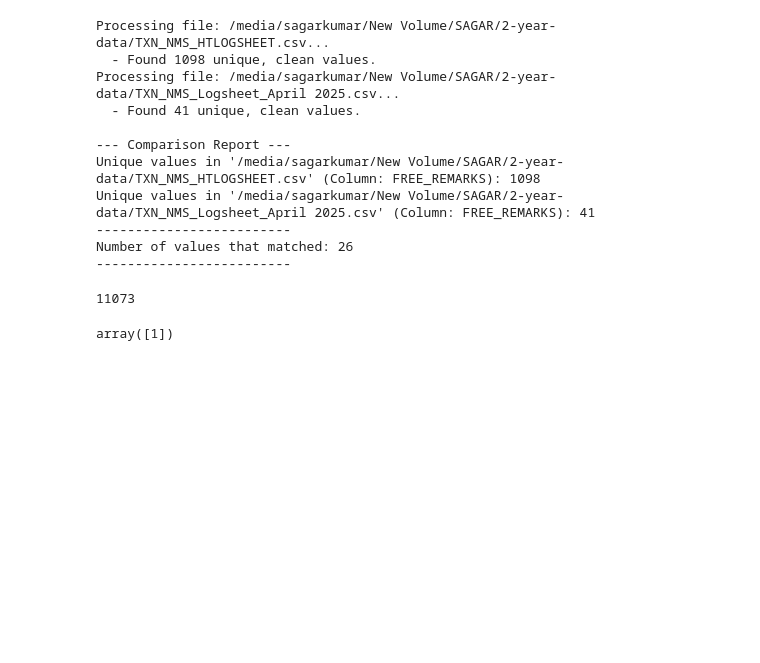
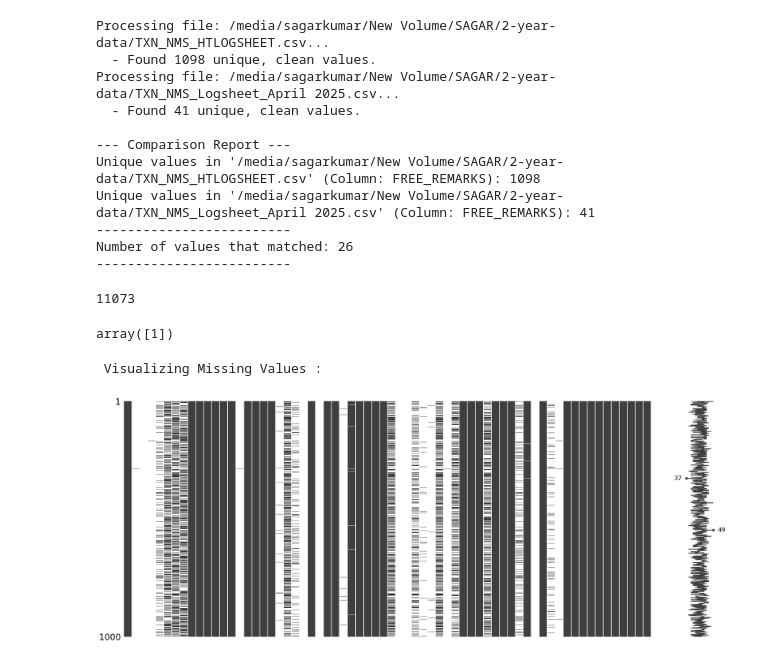
Before and after one commit to Sagar1418/IPYNB_FILE, a Jupyter notebook: FAULT_ANALYSIS.ipynb, the cells around one changed output. Drawn from its saved outputs; the diff is of its cells as text; code cells hidden in the pictures; blank space fills up the shorter version.

```diff
--- a/FAULT_ANALYSIS.ipynb
+++ b/FAULT_ANALYSIS.ipynb
@@ -289,3 +289,13 @@ col1 = df_log_HT['ENTRY_TYPE'].unique()
 col['ENTRY_TYPE'].unique()
 # %% [output]
 array([1])
+# %%
+import missingno as msno
+import matplotlib.pyplot as plt
+
+print(" Visualizing Missing Values :")
+msno.matrix(df_log_HT.sample(min(len(df_log_HT), 1000)))
+plt.show()
+# %% [output]
+ Visualizing Missing Values :
+[figure, added]
```
Also changed, not shown: parts of 3 cells of this notebook.
